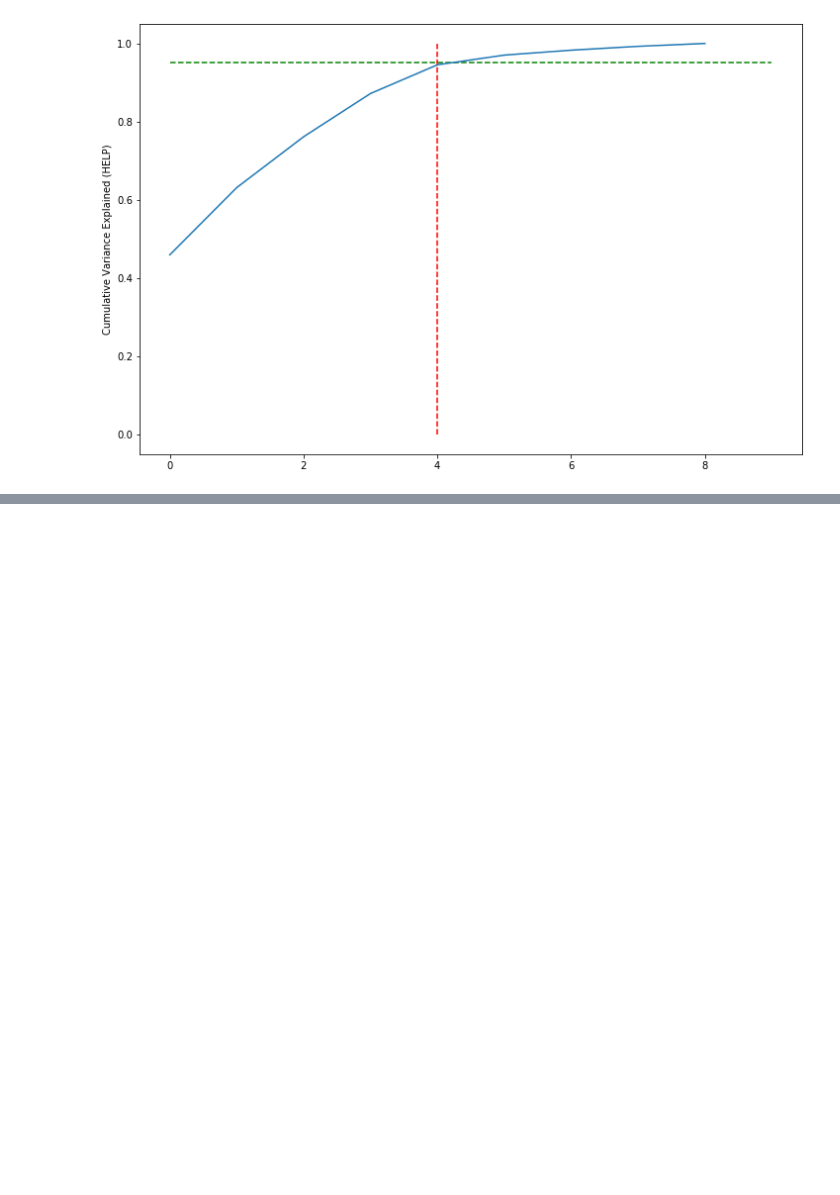
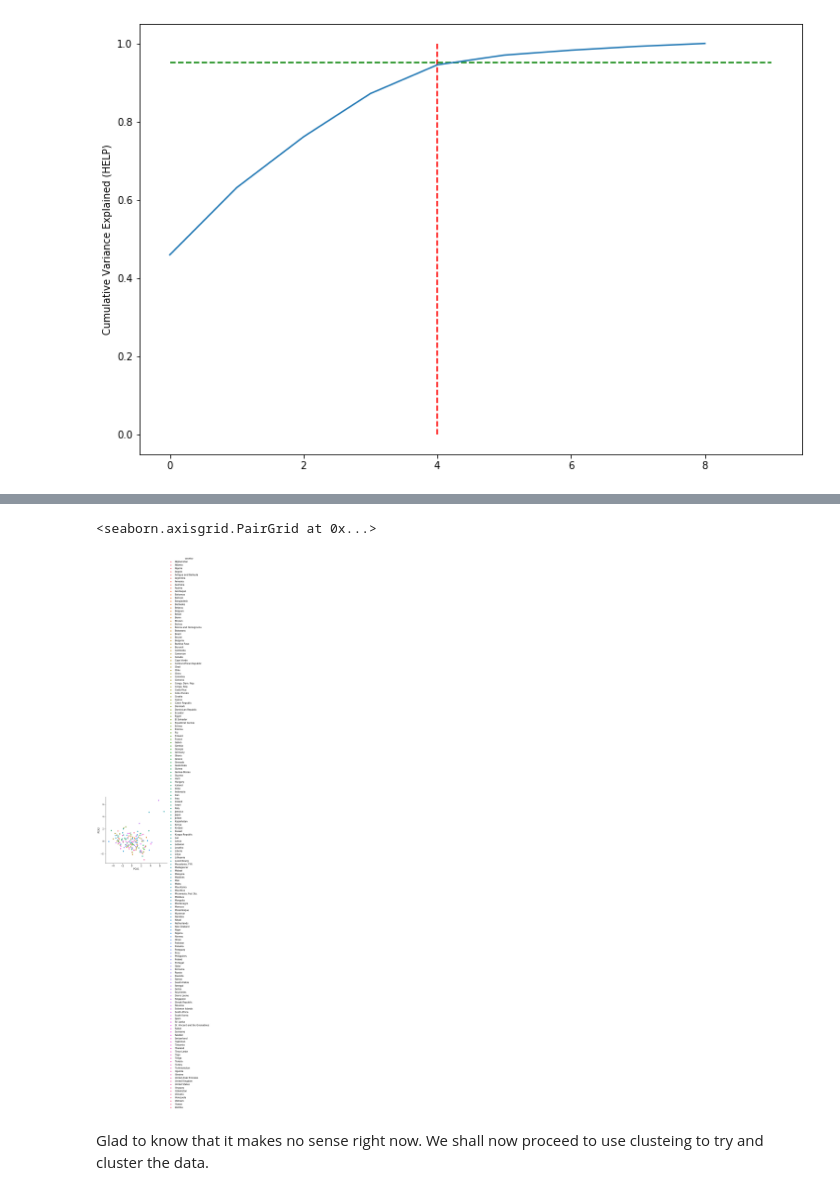
Before and after one commit to anishmahapatra/masters-machine-learning-1, a Jupyter notebook: 04DimensionalityReduction-pca/pca-help-assignment/pca-clustering-help-assignment-v1.ipynb, the cells around one changed output, grey strips where cells are left out. Cells and saved outputs as stored; diff of their text form; code cells hidden in the pictures; blank space fills up the shorter version.

```diff
--- a/04DimensionalityReduction-pca/pca-help-assignment/pca-clustering-help-assignment-v1.ipynb
+++ b/04DimensionalityReduction-pca/pca-help-assignment/pca-clustering-help-assignment-v1.ipynb
@@ -283,0 +315,3 @@ plt.show()
+# %%
+df = pd.DataFrame(df_pca, columns=["PCA1", "PCA2", "PCA3", "PCA4", "PCA5"])
+df.head()
@@ -283,0 +325,3 @@ plt.show()
+# %%
+# Concatenating the country to the 5 chosen PCA components
+df_final = pd.concat([df, df_country], axis=1)
@@ -283,0 +338,8 @@ plt.show()
+# %%
+# Plotting the data
+sns.pairplot(data=df_final, x_vars=["PCA1"], y_vars=["PCA2"], hue = "country", size=5)
+# %% [output]
+<seaborn.axisgrid.PairGrid at 0x...>
+[figure, added]
+# %% [markdown]
+Glad to know that it makes no sense right now. We shall now proceed to use clusteing to try and cluster the data.
```
Also changed, not shown: parts of 23 cells of this notebook.
